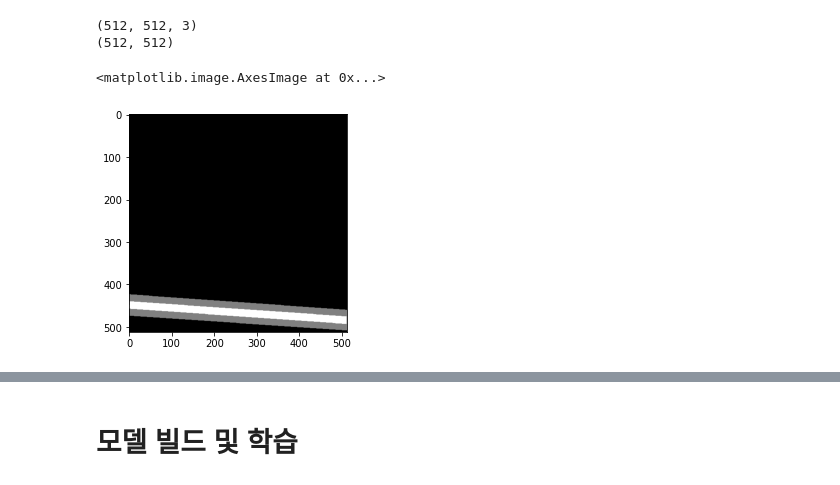
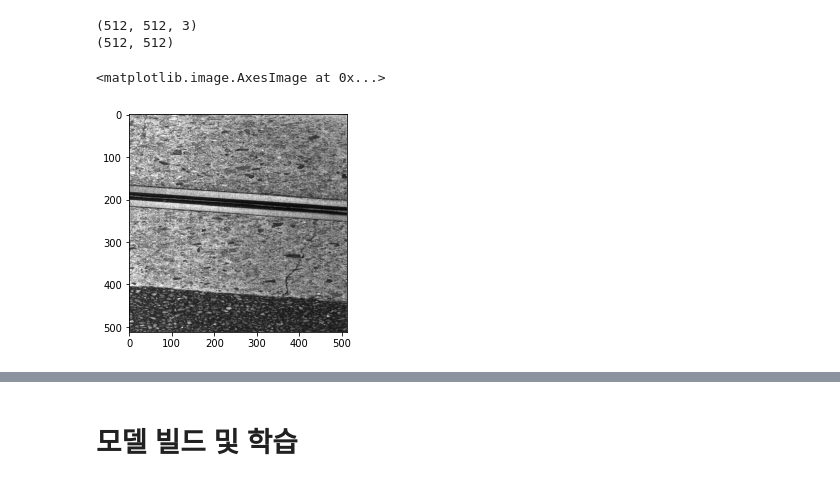
Before and after one commit to hukim1112/cnsi-ex, a Jupyter notebook: Joint segmentation.ipynb, the cells around one changed output, grey strips where cells are left out. Drawn from its saved outputs; the diff is of its cells as text; code cells hidden in the pictures.

```diff
--- a/Joint segmentation.ipynb
+++ b/Joint segmentation.ipynb
@@ -31,8 +31,8 @@ for patch, mask in train_ds.take(1):
 # %% [output]
 (512, 512, 3)
 (512, 512)
-# %%
-plt.imshow(mask, cmap='gray')
-# %% [output]
-<matplotlib.image.AxesImage at 0x...>
-[figure, removed]
+# %%
+plt.imshow(patch)
+# %% [output]
+<matplotlib.image.AxesImage at 0x...>
+[figure, added]
```
Also changed, not shown: parts of 13 cells of this notebook, 1 other file.
